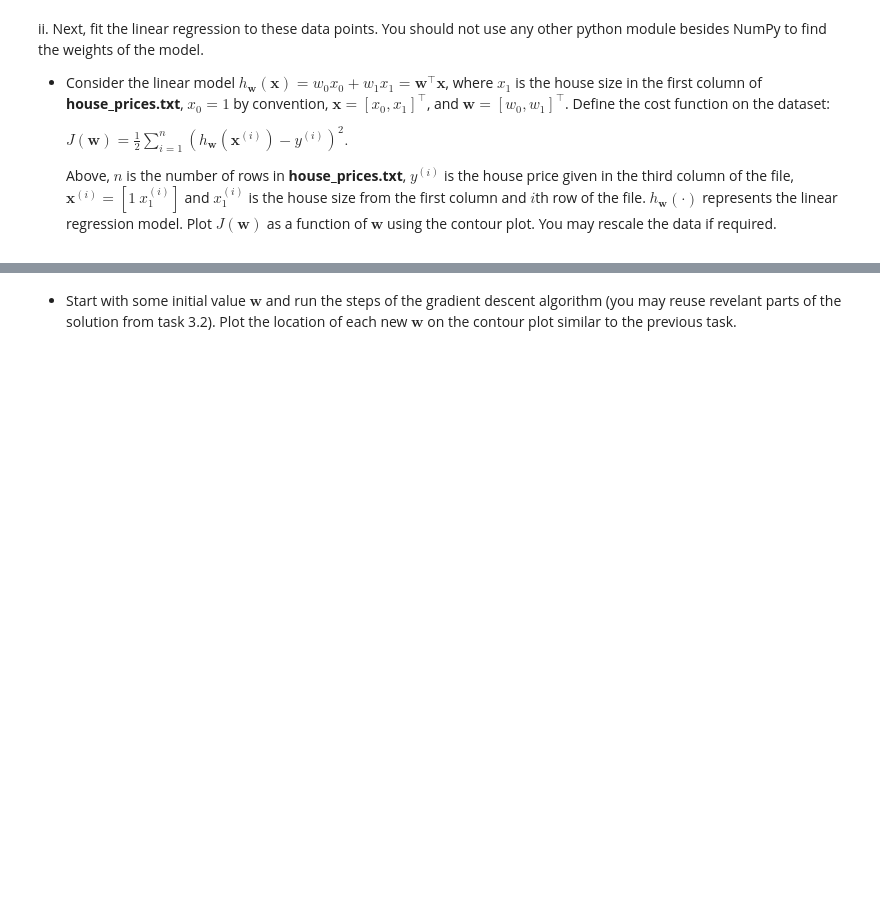
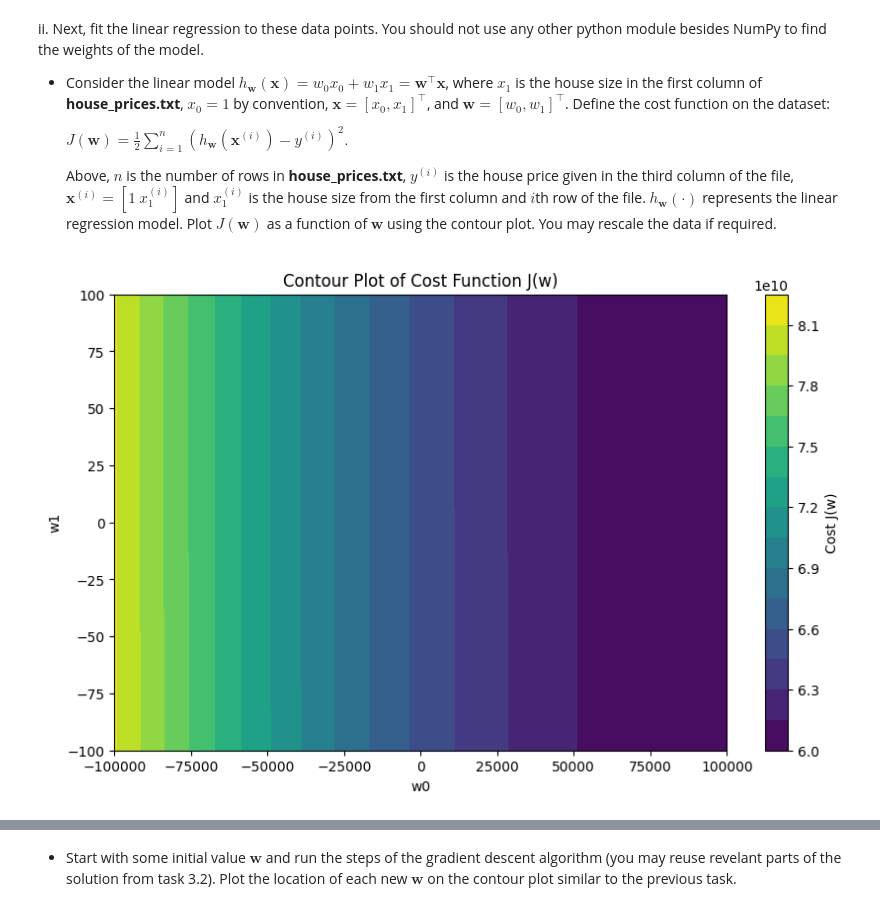
Before and after one commit to ahmadmadyy/Machine-Learning-Projects, a Jupyter notebook: Assignments/1/Supplement-3.ipynb, the cells around one changed output, grey strips where cells are left out. Saved outputs shown, nothing was run; the diff lists cells and outputs as text; code cells hidden in the pictures; blank space fills up the shorter version.

```diff
--- a/Assignments/1/Supplement-3.ipynb
+++ b/Assignments/1/Supplement-3.ipynb
@@ -97,0 +181,40 @@ ii\. Next, fit the linear regression to these data points. You should not use
+# %%
+# TODO: Define function J(w)
+def J(w, X, y):
+    n = len(y)
+    predictions = X @ w
+    errors = predictions - y
+    cost = (1 / (2 * n)) * np.sum(errors**2)
+    return cost
+
+# TODO: Define function gradient_J(w)
+def gradient_J(w, X, y):
+    n = len(y)
+    predictions = X @ w
+    errors = predictions - y
+    grad = (1 / n) * (X.T @ errors)
+    return grad
+
+# TODO: Plot the cost function
+def plot_cost_function():
+    w0_vals = np.linspace(-1e5, 1e5, 100)
+    w1_vals = np.linspace(-100, 100, 100)
+    W0, W1 = np.meshgrid(w0_vals, w1_vals)
+    w2 = 0
+    J_vals = np.zeros_like(W0)
+    for i in range(W0.shape[0]):
+        for j in range(W0.shape[1]):
+            w = np.array([W0[i, j], W1[i, j], w2])[:X.shape[1]]
+            J_vals[i, j] = J(w, X, y)
+    # Step 3: Plot contour
+    plt.figure(figsize=(10, 6))
+    contour = plt.contourf(W0, W1, J_vals, levels=20, cmap="viridis")
+    plt.colorbar(contour, label="Cost J(w)")
+    plt.xlabel("w0")
+    plt.ylabel("w1")
+    plt.title("Contour Plot of Cost Function J(w)")
+    plt.show()
+
+plot_cost_function()
+# %% [output]
+[figure, added]
```
Also changed, not shown: parts of 18 cells of this notebook.
